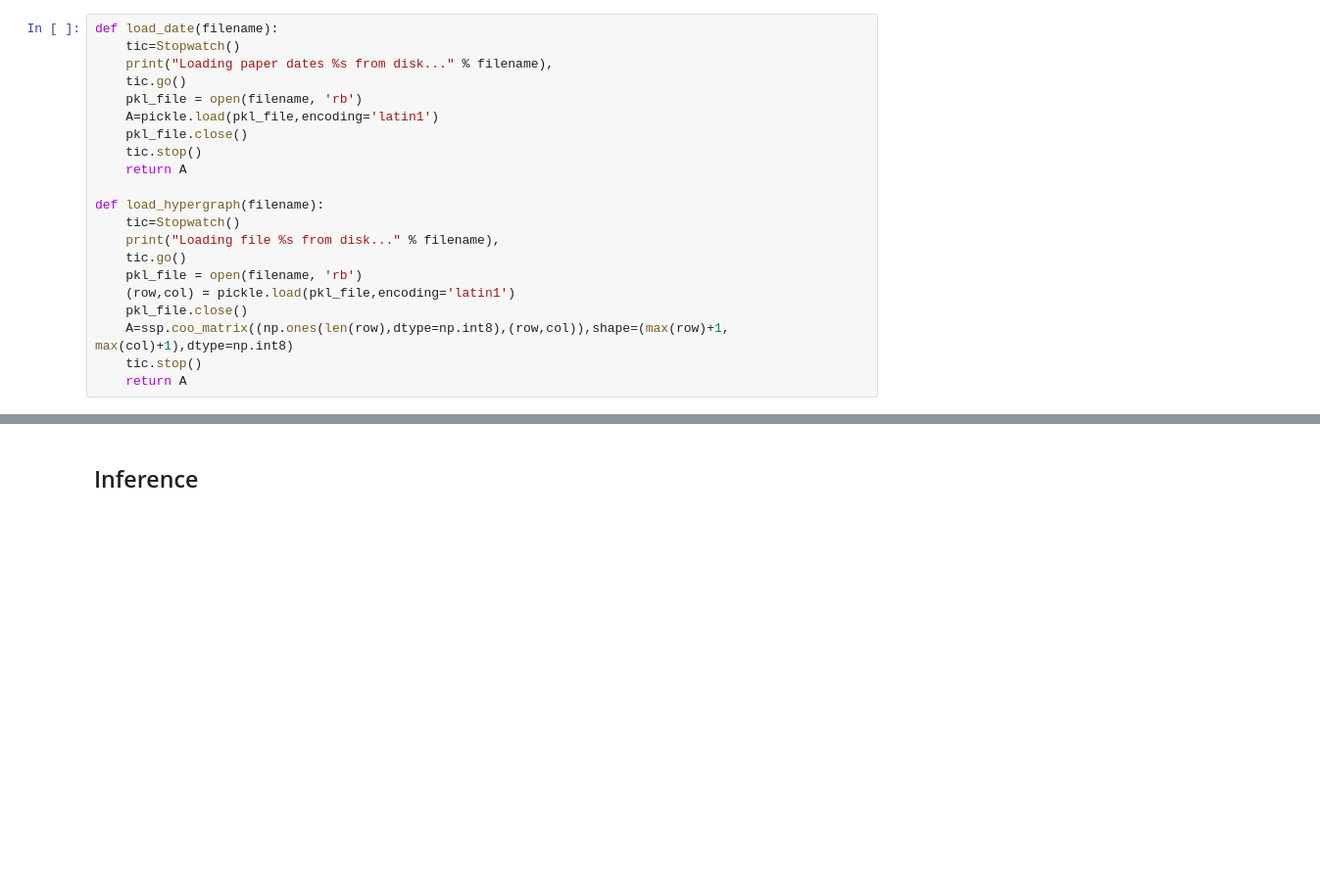
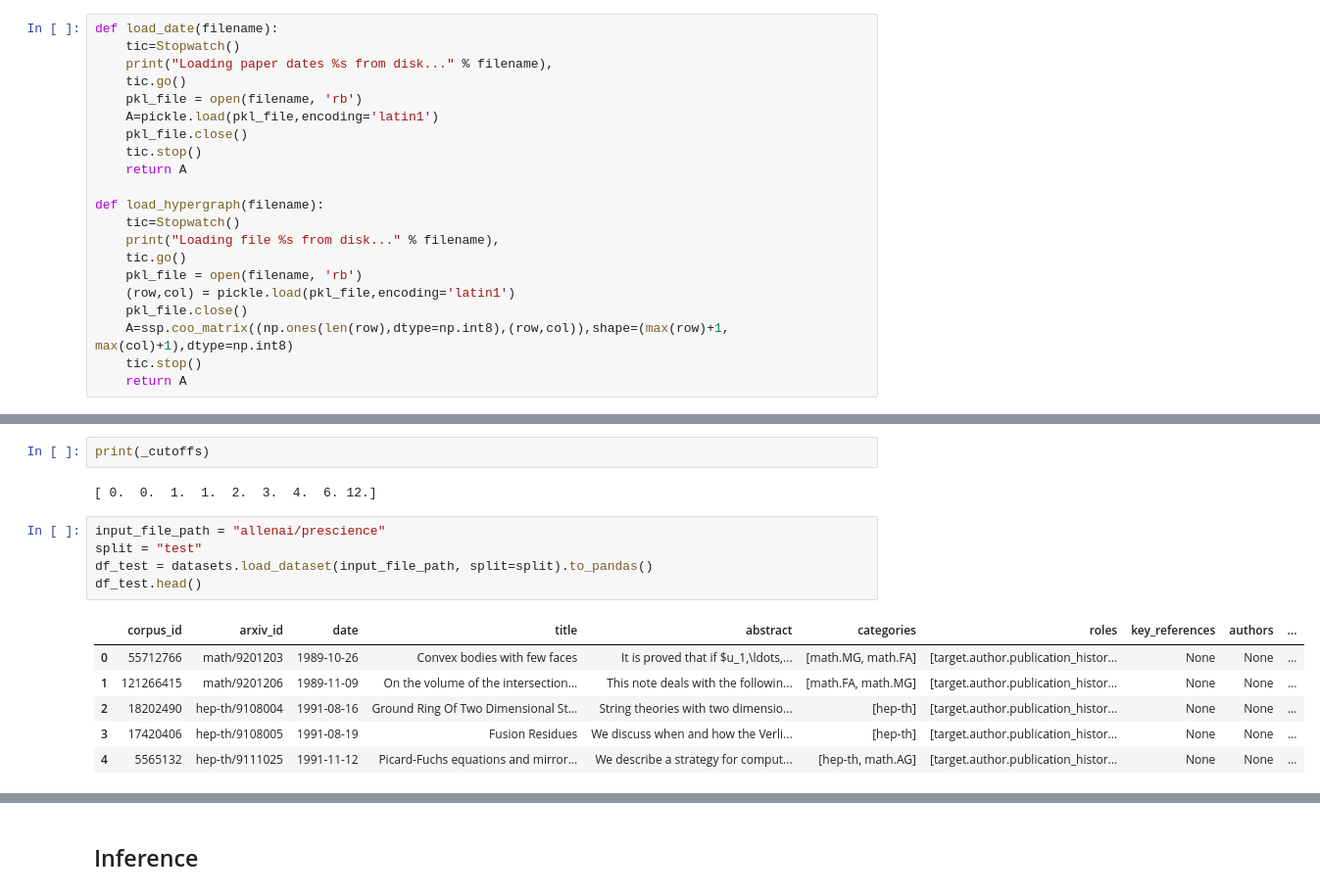
Before and after one commit to yuanjiayiy/hyper-novelty, a Jupyter notebook: estimate_model_cs_conference.ipynb, the cells around one changed output, grey strips where cells are left out. Shown at 98% size. Drawn from its saved outputs; the diff is of its cells as text; blank space fills up the shorter version.

```diff
--- a/estimate_model_cs_conference.ipynb
+++ b/estimate_model_cs_conference.ipynb
@@ -153,0 +813,16 @@ print(f"Explained variance ratio (top 100): {svd.explained_variance_ratio_.sum()
+# %%
+print(_cutoffs)
+# %% [output]
+[ 0.  0.  1.  1.  2.  3.  4.  6. 12.]
+# %%
+input_file_path = "allenai/prescience"
+split = "test"
+df_test = datasets.load_dataset(input_file_path, split=split).to_pandas()
+df_test.head()
+# %% [output]
+|  | corpus_id | arxiv_id | date | title | abstract | categories | roles | key_references | authors | ... |
+| 0 | 55712766 | math/9201203 | 1989-10-26 | Convex bodies with few faces | It is proved that if $u_1,\ldots,... | [math.MG, math.FA] | [target.author.publication_histor... | None | None | ... |
+| 1 | 121266415 | math/9201206 | 1989-11-09 | On the volume of the intersection... | This note deals with the followin... | [math.FA, math.MG] | [target.author.publication_histor... | None | None | ... |
+| 2 | 18202490 | hep-th/9108004 | 1991-08-16 | Ground Ring Of Two Dimensional St... | String theories with two dimensio... | [hep-th] | [target.author.publication_histor... | None | None | ... |
+| 3 | 17420406 | hep-th/9108005 | 1991-08-19 | Fusion Residues | We discuss when and how the Verli... | [hep-th] | [target.author.publication_histor... | None | None | ... |
+| 4 | 5565132 | hep-th/9111025 | 1991-11-12 | Picard-Fuchs equations and mirror... | We describe a strategy for comput... | [hep-th, math.AG] | [target.author.publication_histor... | None | None | ... |
```
Also changed, not shown: parts of 49 cells of this notebook, 4 other files.
